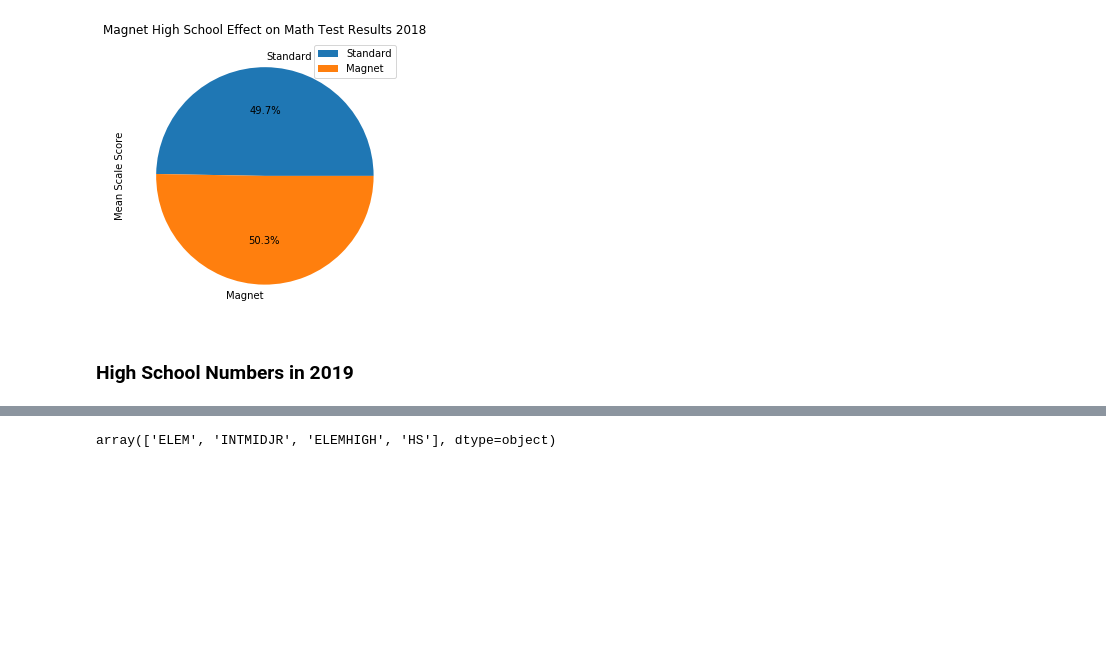
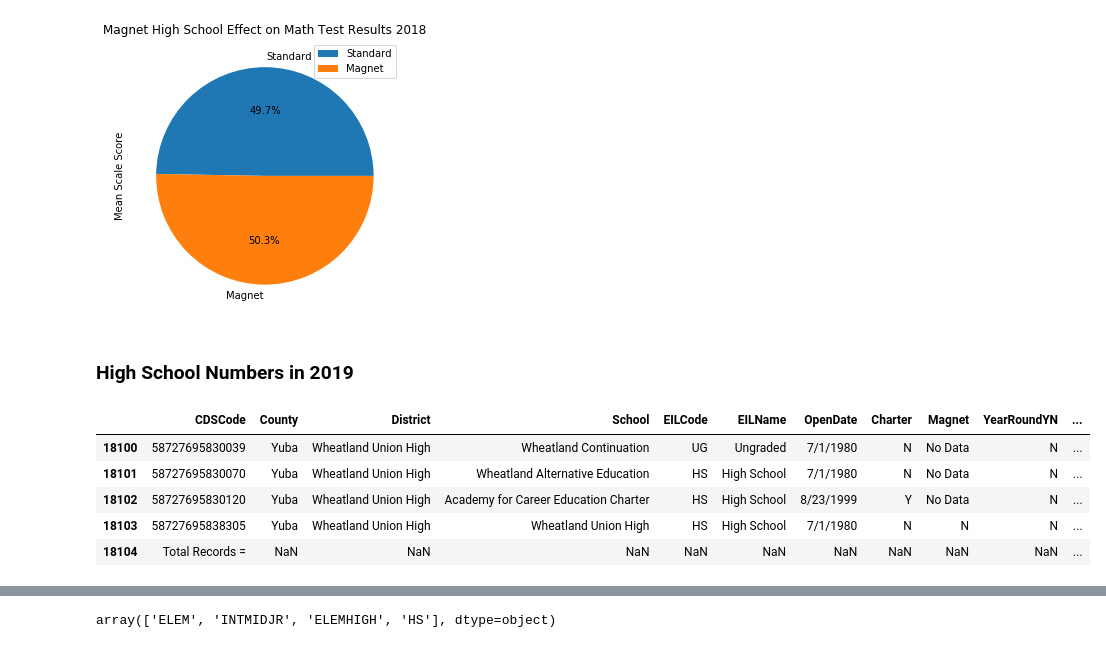
Before and after one commit to kmcclendon729/TeamBackpack, a Jupyter notebook: Success Levels of Placer County High Schools and Magnet School Effect on Test Scores.ipynb, the cells around one changed output, grey strips where cells are left out. Drawn from its saved outputs; the diff is of its cells as text; code cells hidden in the pictures; blank space fills up the shorter version.

```diff
--- a/Success Levels of Placer County High Schools and Magnet School Effect on Test Scores.ipynb
+++ b/Success Levels of Placer County High Schools and Magnet School Effect on Test Scores.ipynb
@@ -128,3 +158,17 @@ high_magnet_m.plot(kind="pie", y="Mean Scale Score", labels=["Standard", "Magnet
 # Specifically, a mean scale score is calculated by adding all individual student scores and dividing by the number of total scores.
 # %% [markdown]
 ### High School Numbers in 2019
+# %%
+pubschls = pd.read_csv("pubschls.csv", na_values="*", low_memory=False)
+# %%
+pubschls = pubschls[["CDSCode", "County", "District", "School", "EILCode", "EILName", "OpenDate",
+                                 "Charter","Magnet", "YearRoundYN", "FundingType"]]
+# %%
+pubschls.tail()
+# %% [output]
+|  | CDSCode | County | District | School | EILCode | EILName | OpenDate | Charter | Magnet | YearRoundYN | ... |
+| 18100 | 58727695830039 | Yuba | Wheatland Union High | Wheatland Continuation | UG | Ungraded | 7/1/1980 | N | No Data | N | ... |
+| 18101 | 58727695830070 | Yuba | Wheatland Union High | Wheatland Alternative Education | HS | High School | 7/1/1980 | N | No Data | N | ... |
+| 18102 | 58727695830120 | Yuba | Wheatland Union High | Academy for Career Education Charter | HS | High School | 8/23/1999 | Y | No Data | N | ... |
+| 18103 | 58727695838305 | Yuba | Wheatland Union High | Wheatland Union High | HS | High School | 7/1/1980 | N | N | N | ... |
+| 18104 | Total Records = | NaN | NaN | NaN | NaN | NaN | NaN | NaN | NaN | NaN | ... |
```
Also changed, not shown: parts of 26 cells of this notebook.
